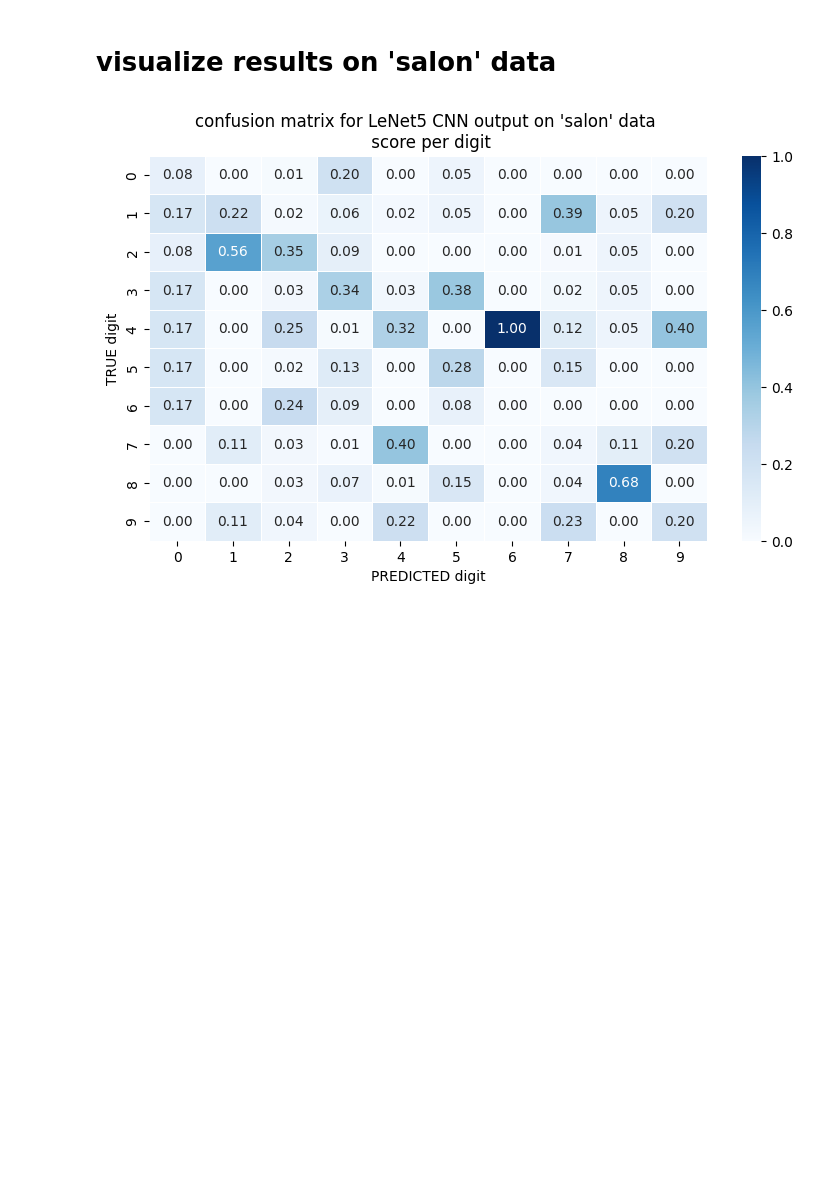
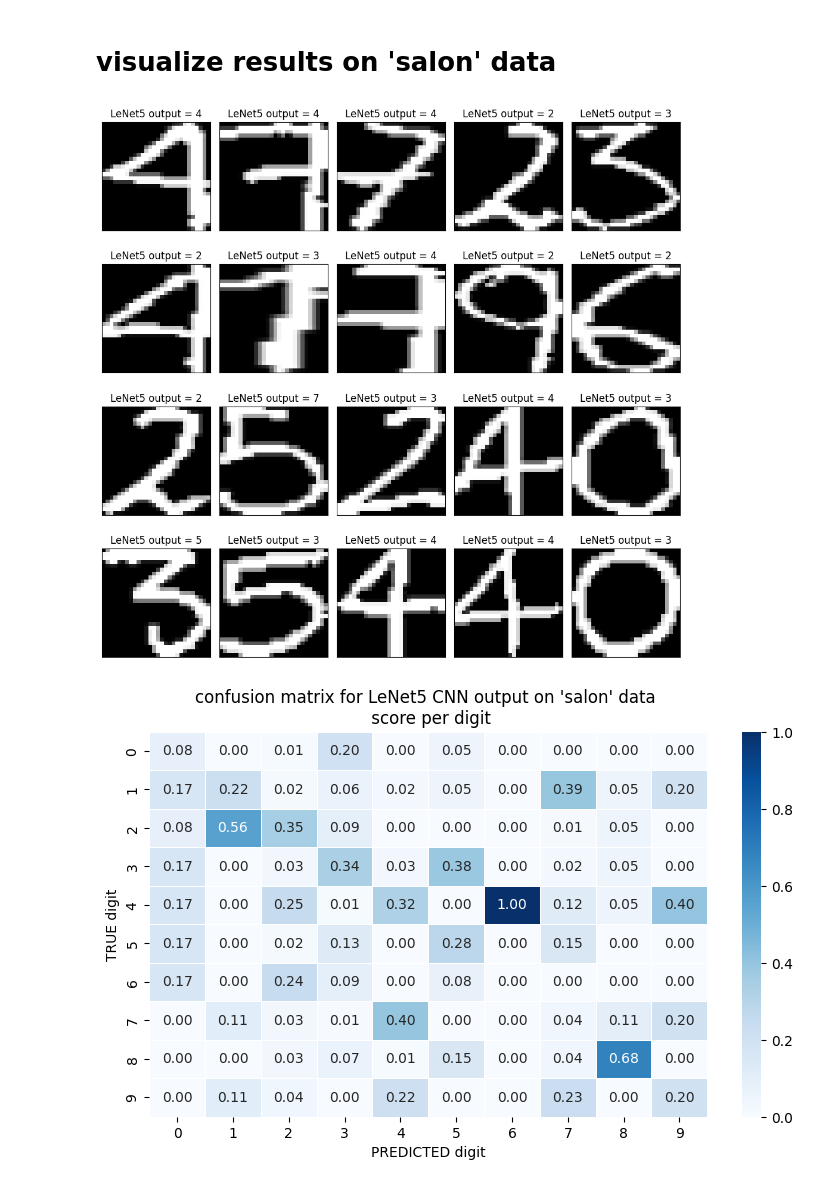
Before and after one commit to asgutierrt/Introduction_to_IA, a Jupyter notebook: convolutional_networks/lnet5_mnist.ipynb, the cells around one changed output. Saved outputs shown, nothing was run; the diff lists cells and outputs as text; code cells hidden in the pictures; blank space fills up the shorter version.

```diff
--- a/convolutional_networks/lnet5_mnist.ipynb
+++ b/convolutional_networks/lnet5_mnist.ipynb
@@ -288,6 +288,14 @@ Epoch 5: Cost: 0.09454233674196082
 Validation accuracy: 0.9714166522026062
 # %% [markdown]
 # visualize results on 'salon' data
+# %%
+# Show some random training and test images
+images_2_show = [x.to_numpy().reshape(28, 28) for i, x in x_valid.iterrows()]
+titles_2_show = ['LeNet5 output = '+ str(y) for i,y in enumerate(y_valid_pred)]
+
+show_images(images_2_show[0:20], titles_2_show[0:20], figsize=(10,10))
+# %% [output]
+[figure, added]
 # %%
 from sklearn.metrics import confusion_matrix
 import seaborn as sns
```
Also changed, not shown: parts of 2 cells of this notebook.
